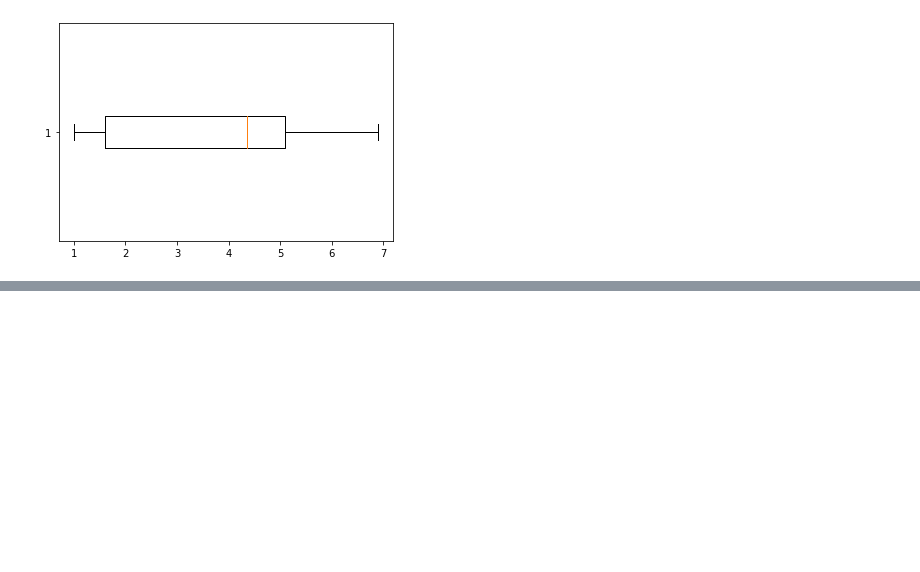
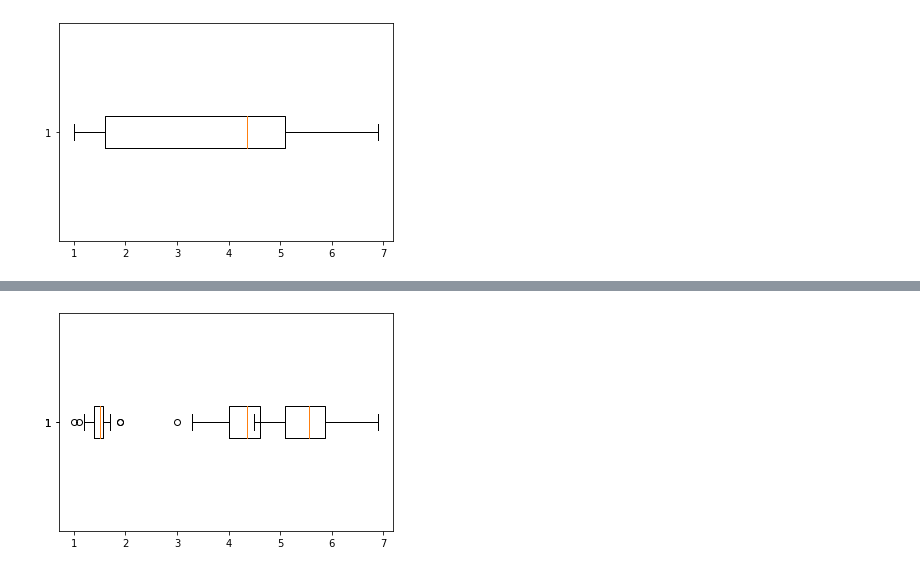
Before and after one commit to Jittiya/data_viz_2022, a Jupyter notebook: DataViz02_Data_Distribution.ipynb, the cells around one changed output, grey strips where cells are left out. Cells and saved outputs as stored; diff of their text form; code cells hidden in the pictures; blank space fills up the shorter version.

```diff
--- a/DataViz02_Data_Distribution.ipynb
+++ b/DataViz02_Data_Distribution.ipynb
@@ -331,0 +344,6 @@ plt.boxplot(df['PetalLength'],vert=False)
+# %%
+setsosabp = plt.boxplot(df2['PetalLength'][:50],vert=False)
+versicolorbp = plt.boxplot(df2['PetalLength'][50:100],vert=False)
+verginigabp = plt.boxplot(df2['PetalLength'][100:],vert=False)
+# %% [output]
+[figure, added]
```
Also changed, not shown: parts of 3 cells of this notebook.
